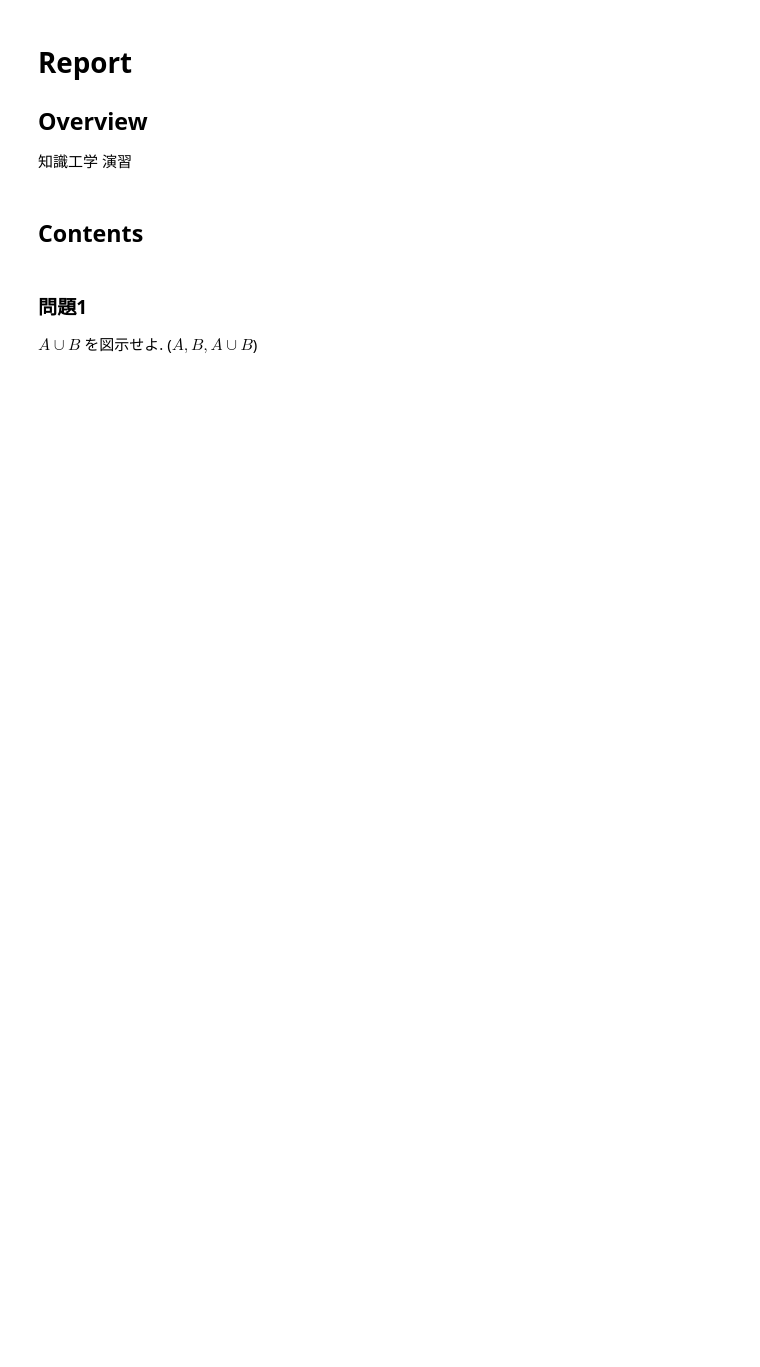
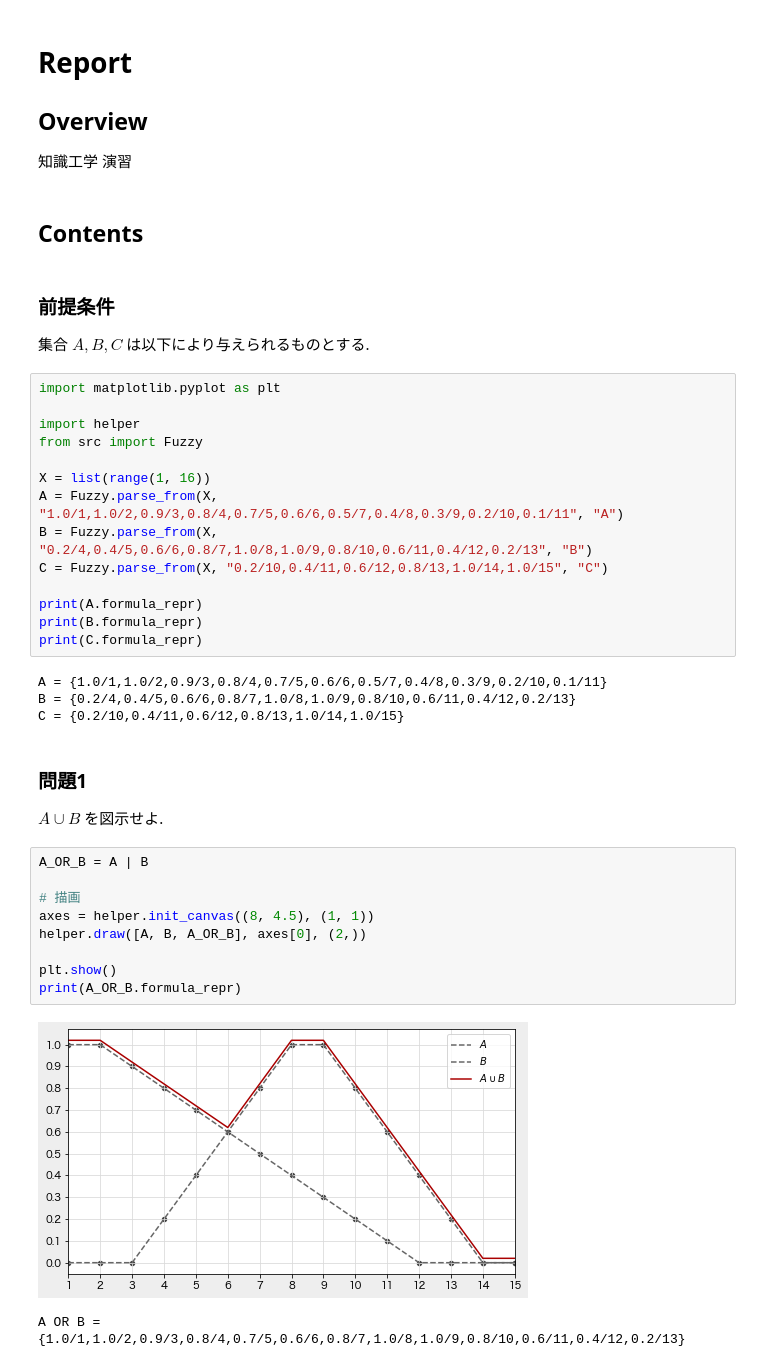
Before and after one commit to Enchan1207/Fuzzy, a Jupyter notebook: Report.ipynb, the cells around one changed output. Cells and saved outputs as stored; diff of their text form; blank space fills up the shorter version.

```diff
--- a/Report.ipynb
+++ b/Report.ipynb
@@ -6,10 +6,44 @@
 知識工学 演習
 # %% [markdown]
 ## Contents
+# %% [markdown]
+### 前提条件
+
+集合 $A, B, C$ は以下により与えられるものとする.
+# %%
+import matplotlib.pyplot as plt
+
+import helper
+from src import Fuzzy
+
+X = list(range(1, 16))
+A = Fuzzy.parse_from(X, "1.0/1,1.0/2,0.9/3,0.8/4,0.7/5,0.6/6,0.5/7,0.4/8,0.3/9,0.2/10,0.1/11", "A")
+B = Fuzzy.parse_from(X, "0.2/4,0.4/5,0.6/6,0.8/7,1.0/8,1.0/9,0.8/10,0.6/11,0.4/12,0.2/13", "B")
+C = Fuzzy.parse_from(X, "0.2/10,0.4/11,0.6/12,0.8/13,1.0/14,1.0/15", "C")
+
+print(A.formula_repr)
+print(B.formula_repr)
+print(C.formula_repr)
+# %% [output]
+A = {1.0/1,1.0/2,0.9/3,0.8/4,0.7/5,0.6/6,0.5/7,0.4/8,0.3/9,0.2/10,0.1/11}
+B = {0.2/4,0.4/5,0.6/6,0.8/7,1.0/8,1.0/9,0.8/10,0.6/11,0.4/12,0.2/13}
+C = {0.2/10,0.4/11,0.6/12,0.8/13,1.0/14,1.0/15}
 # %% [markdown]
 ### 問題1
 
-$A \cup B$ を図示せよ. ($A, B, A \cup B$)
+$A \cup B$ を図示せよ.
+# %%
+A_OR_B = A | B
+
+# 描画
+axes = helper.init_canvas((8, 4.5), (1, 1))
+helper.draw([A, B, A_OR_B], axes[0], (2,))
+
+plt.show()
+print(A_OR_B.formula_repr)
+# %% [output]
+[figure, added]
+A OR B = {1.0/1,1.0/2,0.9/3,0.8/4,0.7/5,0.6/6,0.8/7,1.0/8,1.0/9,0.8/10,0.6/11,0.4/12,0.2/13}
 # %% [markdown]
 ### 問題2
 
```
Also changed, not shown: parts of 18 cells of this notebook.
